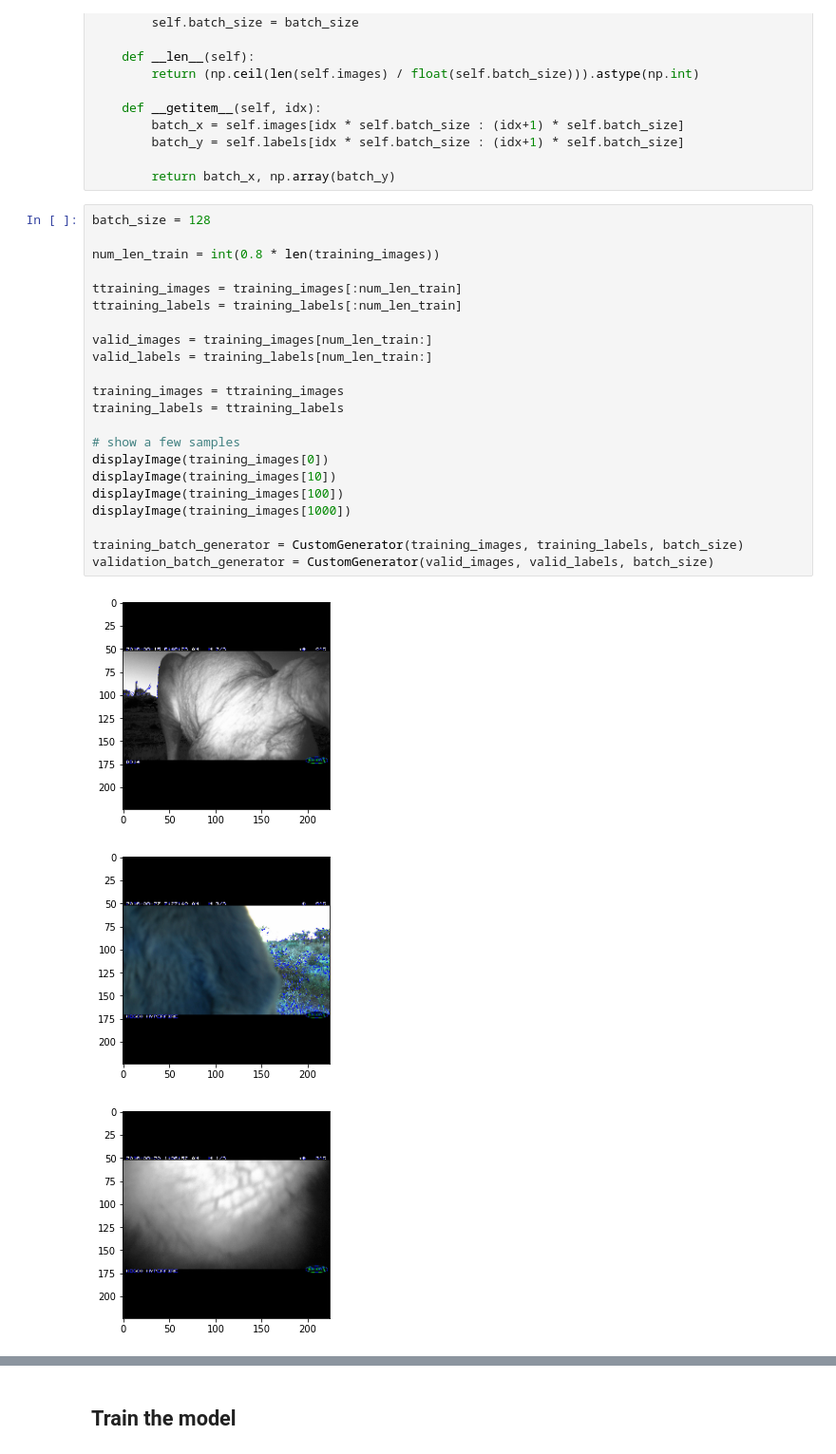
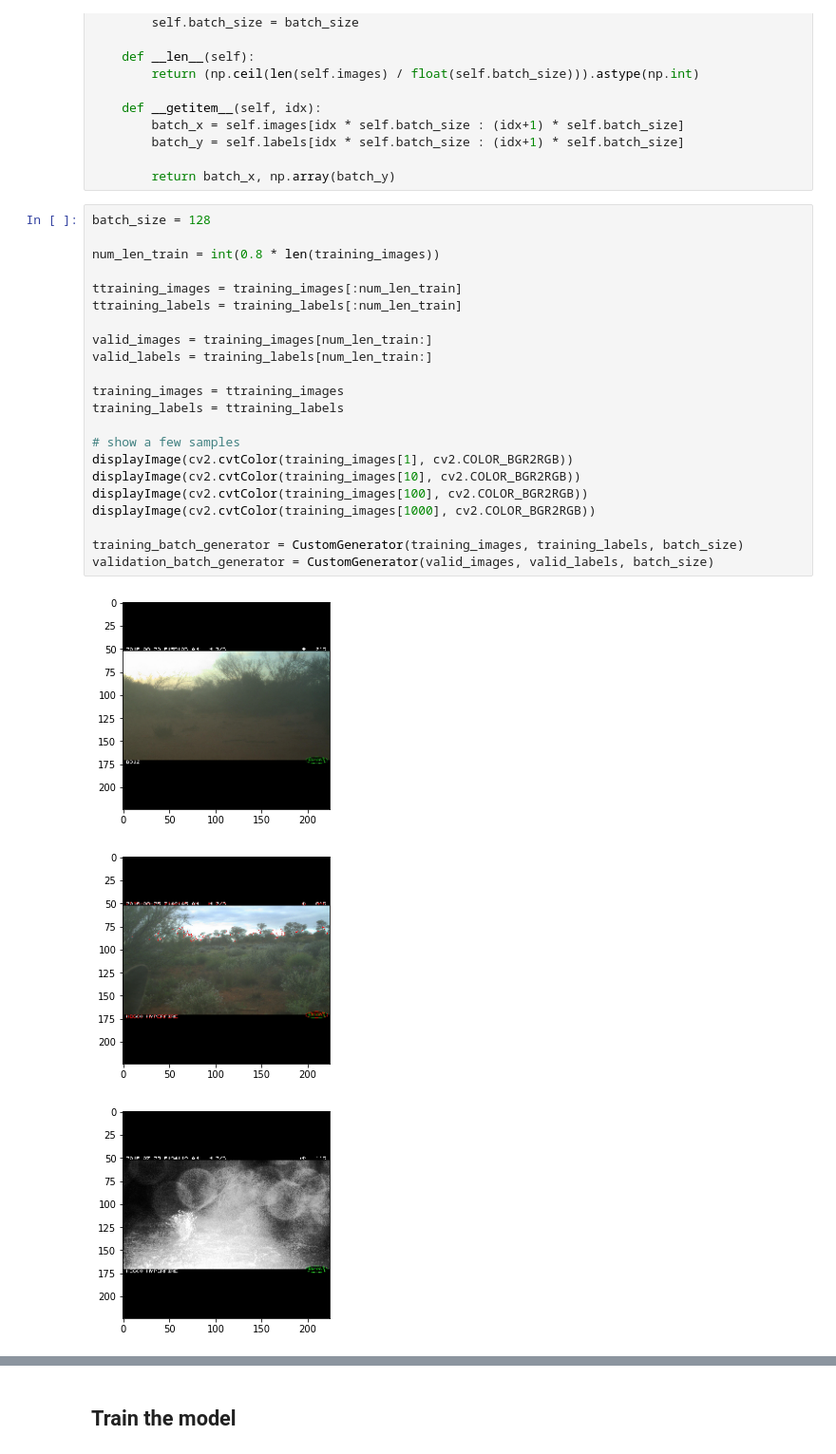
Before and after one commit to Duko99/cv_project, a Jupyter notebook: ZFNet.ipynb, the cells around one changed output, grey strips where cells are left out. Shown at 95% size. Drawn from its saved outputs; the diff is of its cells as text.

```diff
--- a/ZFNet.ipynb
+++ b/ZFNet.ipynb
@@ -89,26 +89,26 @@ class CustomGenerator(keras.utils.Sequence):
 # %%
 batch_size = 128
 
 num_len_train = int(0.8 * len(training_images))
 
 ttraining_images = training_images[:num_len_train]
 ttraining_labels = training_labels[:num_len_train]
 
 valid_images = training_images[num_len_train:]
 valid_labels = training_labels[num_len_train:]
 
 training_images = ttraining_images
 training_labels = ttraining_labels
 
 # show a few samples
-displayImage(training_images[0])
-displayImage(training_images[10])
-displayImage(training_images[100])
-displayImage(training_images[1000])
+displayImage(cv2.cvtColor(training_images[1], cv2.COLOR_BGR2RGB))
+displayImage(cv2.cvtColor(training_images[10], cv2.COLOR_BGR2RGB))
+displayImage(cv2.cvtColor(training_images[100], cv2.COLOR_BGR2RGB))
+displayImage(cv2.cvtColor(training_images[1000], cv2.COLOR_BGR2RGB))
 
 training_batch_generator = CustomGenerator(training_images, training_labels, batch_size)
 validation_batch_generator = CustomGenerator(valid_images, valid_labels, batch_size)
 # %% [output]
-[figure, old version]
+[figure, new version]
-[figure, old version]
+[figure, new version]
-[figure, old version]
+[figure, new version]
```
Also changed, not shown: parts of 11 cells of this notebook.
